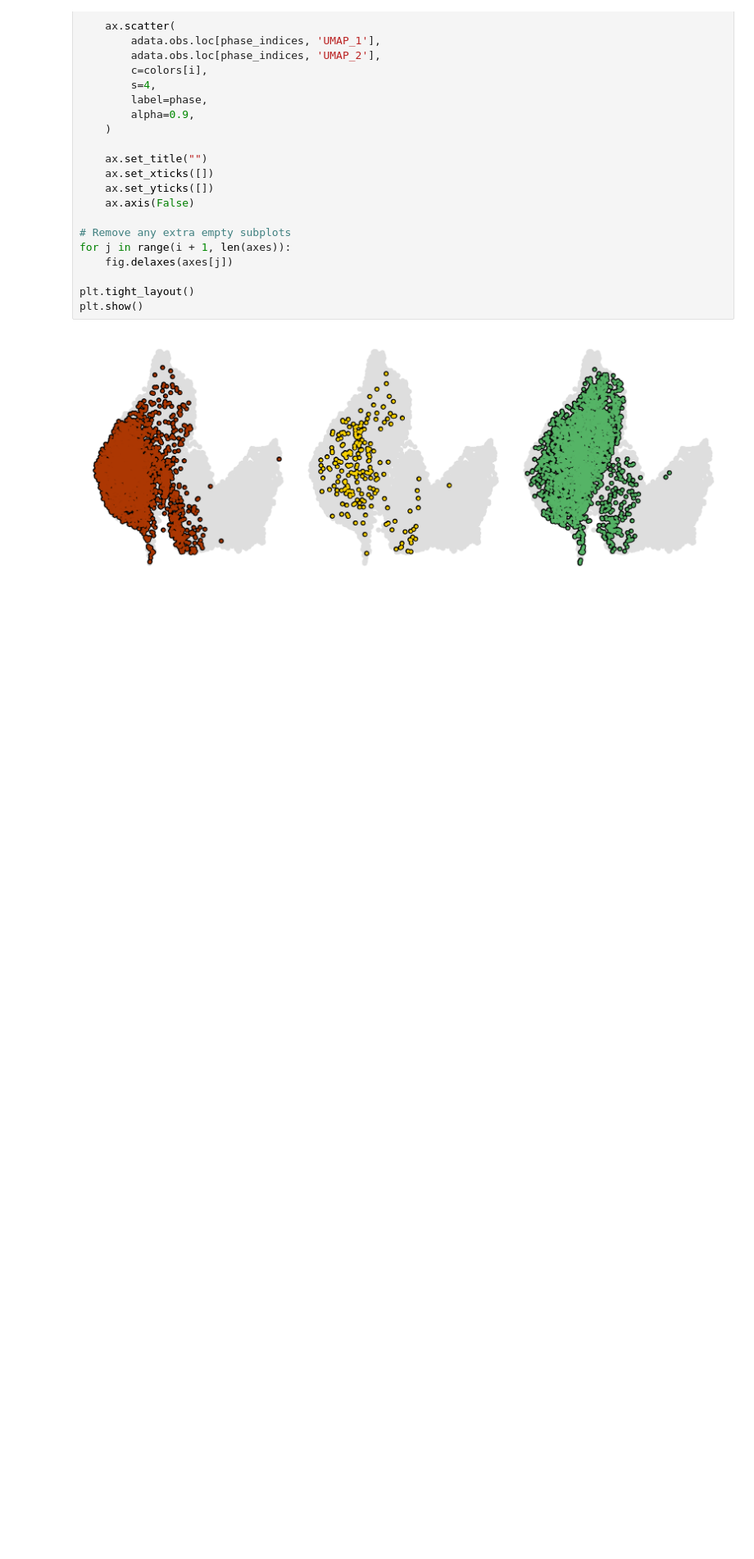
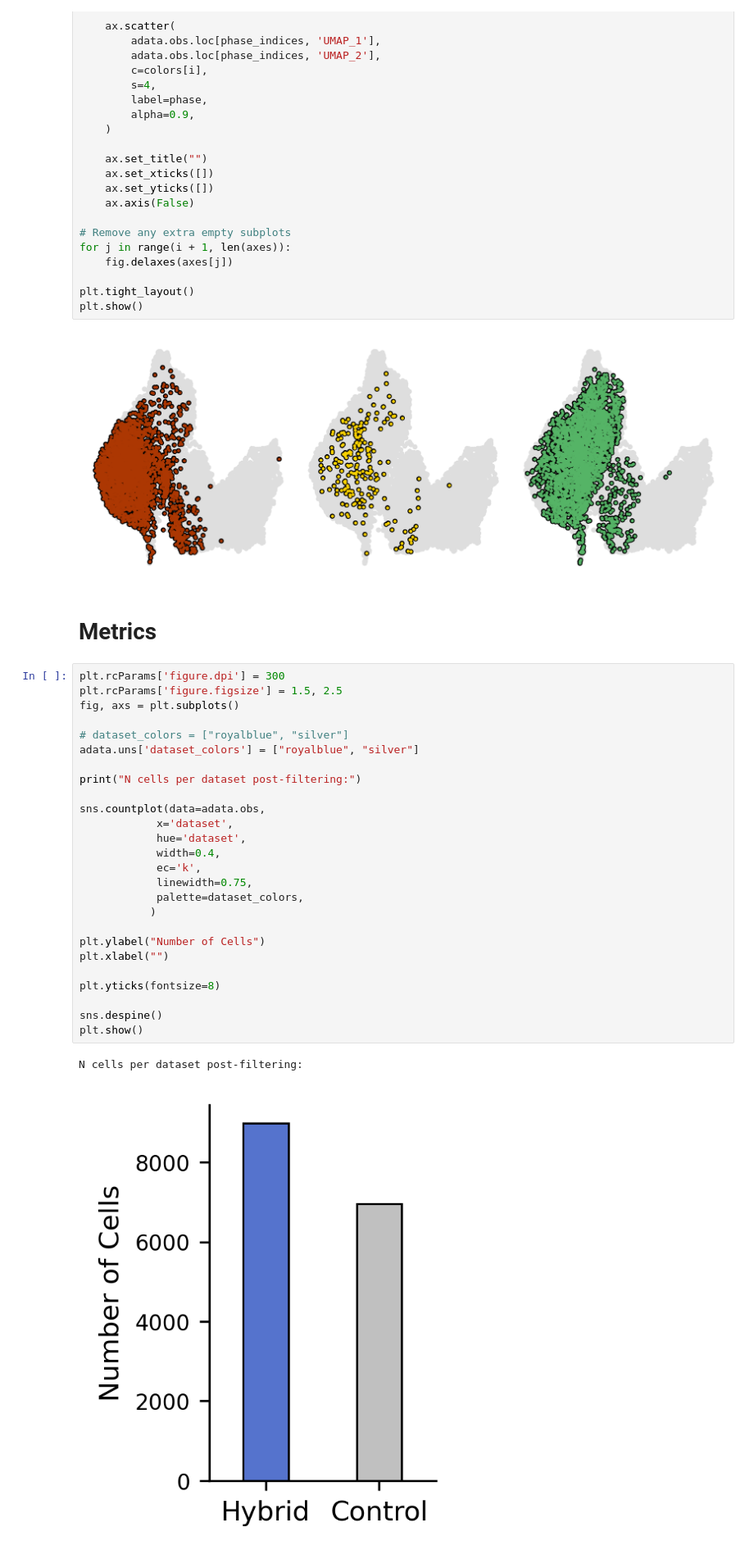
Before and after one commit to jrcwycy/hybrid_reprogramming, a Jupyter notebook: notebooks/anndatas/pretty_plots.ipynb, the cells around one changed output. Shown at 82% size. Cells and saved outputs as stored; diff of their text form; blank space fills up the shorter version.

```diff
--- a/notebooks/anndatas/pretty_plots.ipynb
+++ b/notebooks/anndatas/pretty_plots.ipynb
@@ -348,3 +348,34 @@ plt.tight_layout()
 plt.show()
 # %% [output]
 [figure]
+# %% [markdown]
+# Metrics
+# %%
+plt.rcParams['figure.dpi'] = 300
+plt.rcParams['figure.figsize'] = 1.5, 2.5
+fig, axs = plt.subplots()
+
+# dataset_colors = ["royalblue", "silver"]
+adata.uns['dataset_colors'] = ["royalblue", "silver"]
+
+print("N cells per dataset post-filtering:")
+
+sns.countplot(data=adata.obs,
+            x='dataset',
+            hue='dataset',
+            width=0.4,
+            ec='k',
+            linewidth=0.75,
+            palette=dataset_colors,
+           )
+
+plt.ylabel("Number of Cells")
+plt.xlabel("")
+
+plt.yticks(fontsize=8)
+
+sns.despine()
+plt.show()
+# %% [output]
+N cells per dataset post-filtering:
+[figure, added]
```
Also changed, not shown: parts of 3 cells of this notebook, 5 other files.
